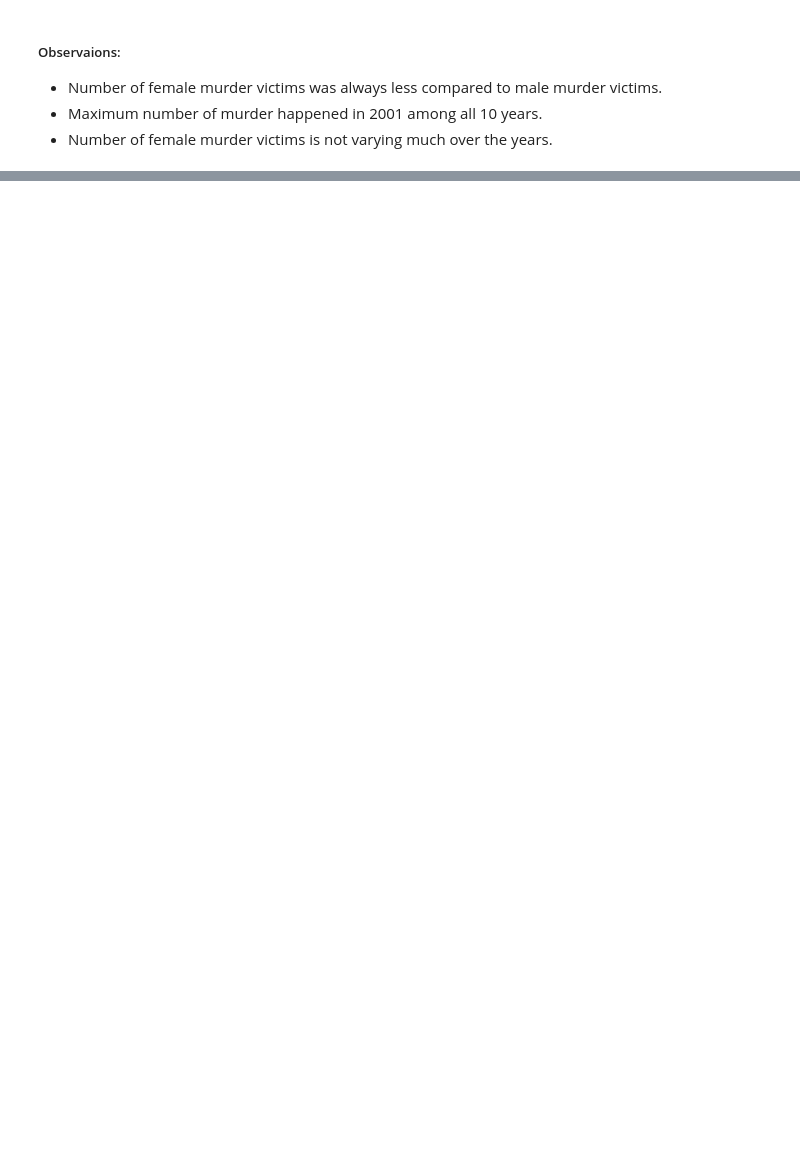
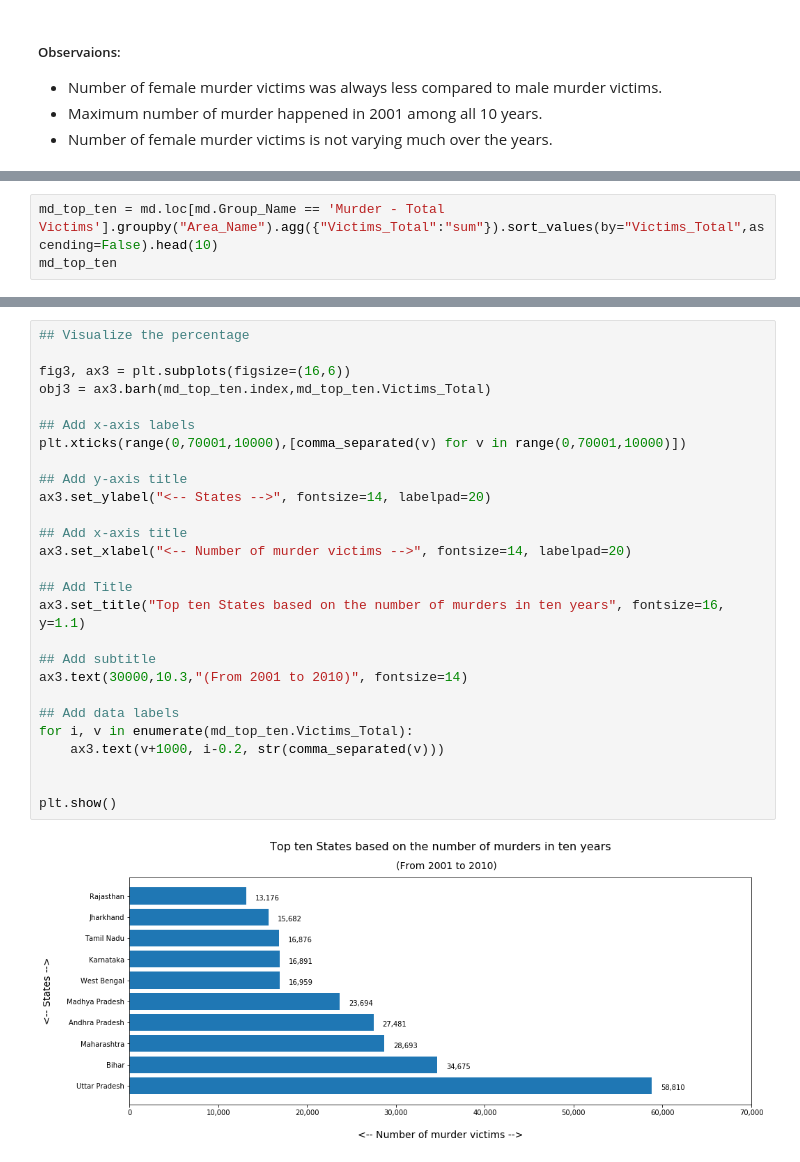
Before and after one commit to Suraj-DataScience-python/AIML, a Jupyter notebook: Visualization_Of_Crime_In_India_2001_To_2010/Insights_From_Indian_Crime_Data.ipynb, the cells around one changed output, grey strips where cells are left out. Drawn from its saved outputs; the diff is of its cells as text; blank space fills up the shorter version.

```diff
--- a/Visualization_Of_Crime_In_India_2001_To_2010/Insights_From_Indian_Crime_Data.ipynb
+++ b/Visualization_Of_Crime_In_India_2001_To_2010/Insights_From_Indian_Crime_Data.ipynb
@@ -393,0 +393,3 @@ plt.show()
+# %%
+md_top_ten = md.loc[md.Group_Name == 'Murder - Total Victims'].groupby("Area_Name").agg({"Victims_Total":"sum"}).sort_values(by="Victims_Total",ascending=False).head(10)
+md_top_ten
@@ -393,0 +409,29 @@ plt.show()
+# %%
+## Visualize the percentage
+
+fig3, ax3 = plt.subplots(figsize=(16,6))
+obj3 = ax3.barh(md_top_ten.index,md_top_ten.Victims_Total)
+
+## Add x-axis labels
+plt.xticks(range(0,70001,10000),[comma_separated(v) for v in range(0,70001,10000)])
+
+## Add y-axis title
+ax3.set_ylabel("<-- States -->", fontsize=14, labelpad=20)
+
+## Add x-axis title
+ax3.set_xlabel("<-- Number of murder victims -->", fontsize=14, labelpad=20)
+
+## Add Title
+ax3.set_title("Top ten States based on the number of murders in ten years", fontsize=16, y=1.1)
+
+## Add subtitle
+ax3.text(30000,10.3,"(From 2001 to 2010)", fontsize=14)
+
+## Add data labels
+for i, v in enumerate(md_top_ten.Victims_Total):
+    ax3.text(v+1000, i-0.2, str(comma_separated(v)))
+
+
+plt.show()
+# %% [output]
+[figure, added]
```
Also changed, not shown: parts of 20 cells of this notebook.
